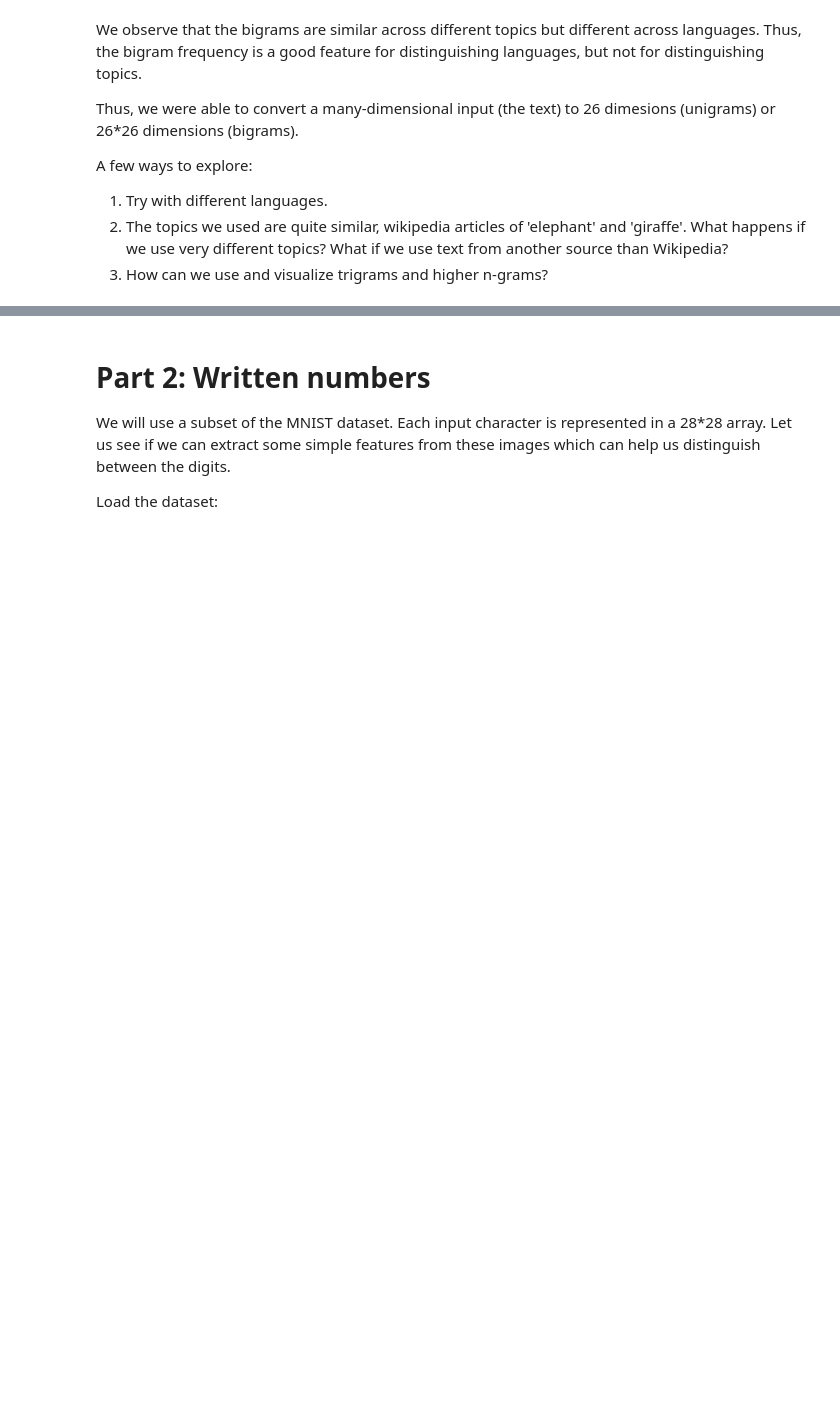
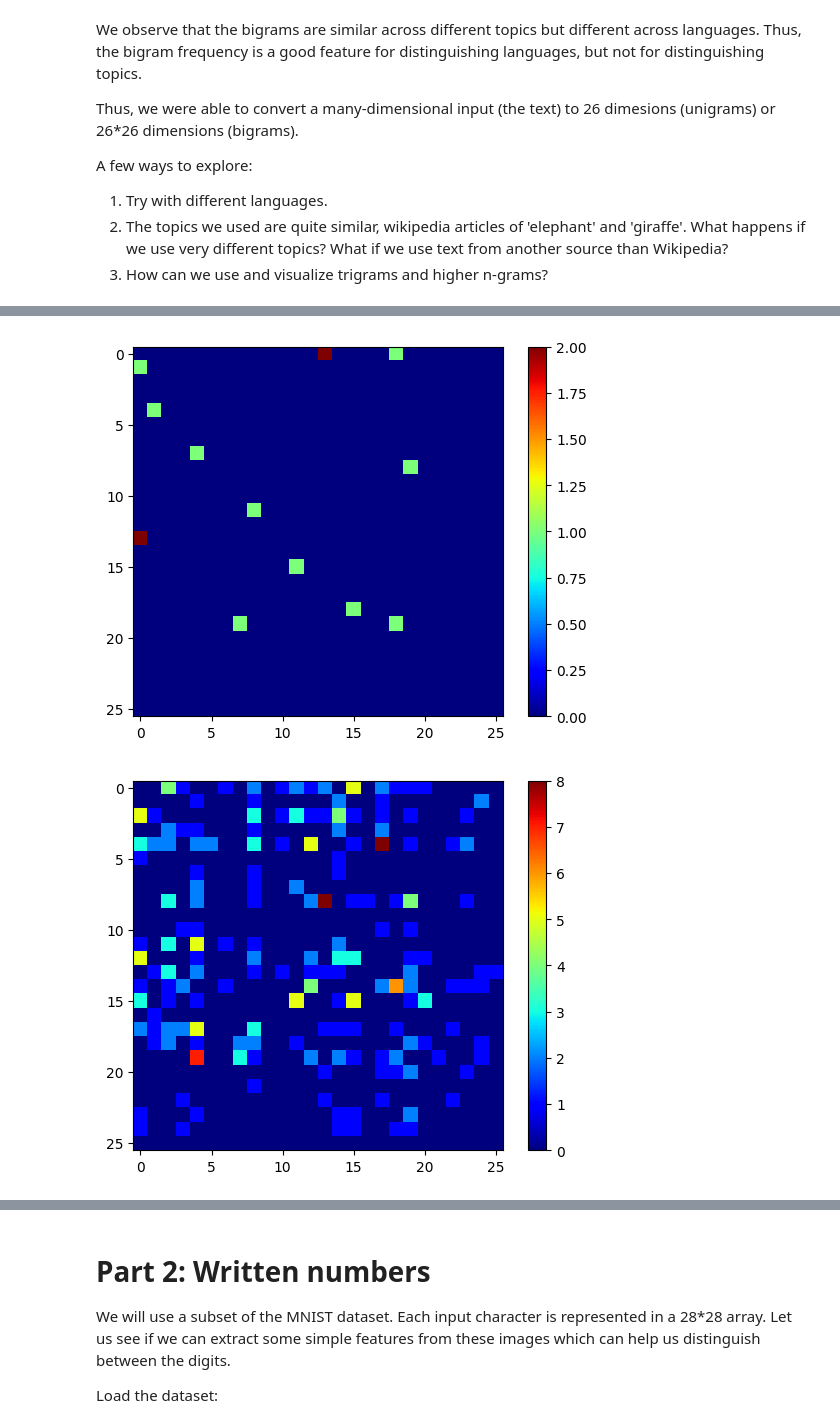
Before and after one commit to Nikithakaruturi/FMML-LAB1, a Jupyter notebook: Module_01_Lab_01_Features.ipynb, the cells around one changed output, grey strips where cells are left out. Drawn from its saved outputs; the diff is of its cells as text; code cells hidden in the pictures; blank space fills up the shorter version.

```diff
--- a/Module_01_Lab_01_Features.ipynb
+++ b/Module_01_Lab_01_Features.ipynb
@@ -292,0 +378,7 @@ A few ways to explore:
+# %%
+bifr1 = plotbihistogram(bigram_hin2)
+plt.show()
+bifr2 = plotbihistogram(bigram_arb1)
+# %% [output]
+[figure, added]
+[figure, added]
```
Also changed, not shown: parts of 35 cells of this notebook.
